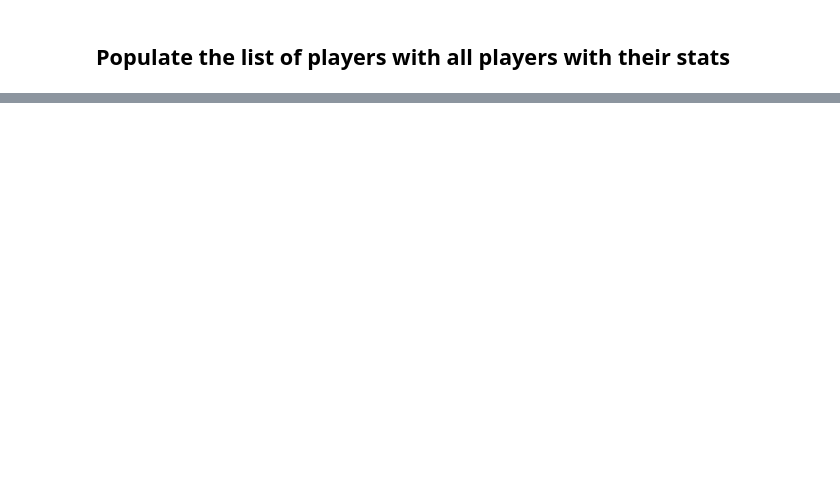
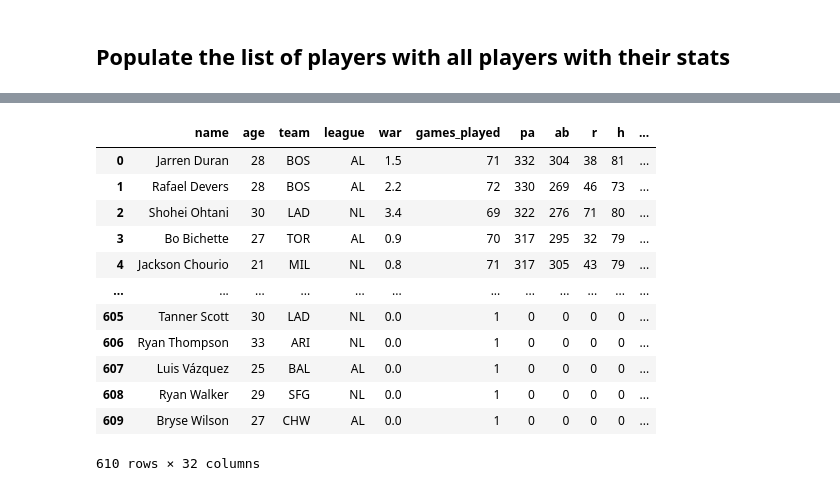
Before and after one commit to maxwong3/baseball-stats, a Jupyter notebook: baseball.ipynb, the cells around one changed output, grey strips where cells are left out. Drawn from its saved outputs; the diff is of its cells as text; code cells hidden in the pictures; blank space fills up the shorter version.

Commit message:
Transferred list to Dataframe, Most HRs in NL and AL

```diff
--- a/baseball.ipynb
+++ b/baseball.ipynb
@@ -141,0 +150,16 @@ Number of players:  1208
+# %%
+players_df
+# %% [output]
+|  | name | age | team | league | war | games_played | pa | ab | r | h | ... |
+| 0 | Jarren Duran | 28 | BOS | AL | 1.5 | 71 | 332 | 304 | 38 | 81 | ... |
+| 1 | Rafael Devers | 28 | BOS | AL | 2.2 | 72 | 330 | 269 | 46 | 73 | ... |
+| 2 | Shohei Ohtani | 30 | LAD | NL | 3.4 | 69 | 322 | 276 | 71 | 80 | ... |
+| 3 | Bo Bichette | 27 | TOR | AL | 0.9 | 70 | 317 | 295 | 32 | 79 | ... |
+| 4 | Jackson Chourio | 21 | MIL | NL | 0.8 | 71 | 317 | 305 | 43 | 79 | ... |
+| ... | ... | ... | ... | ... | ... | ... | ... | ... | ... | ... | ... |
+| 605 | Tanner Scott | 30 | LAD | NL | 0.0 | 1 | 0 | 0 | 0 | 0 | ... |
+| 606 | Ryan Thompson | 33 | ARI | NL | 0.0 | 1 | 0 | 0 | 0 | 0 | ... |
+| 607 | Luis Vázquez | 25 | BAL | AL | 0.0 | 1 | 0 | 0 | 0 | 0 | ... |
+| 608 | Ryan Walker | 29 | SFG | NL | 0.0 | 1 | 0 | 0 | 0 | 0 | ... |
+| 609 | Bryse Wilson | 27 | CHW | AL | 0.0 | 1 | 0 | 0 | 0 | 0 | ... |
+610 rows × 32 columns
```
Also changed, not shown: parts of 5 cells of this notebook.
